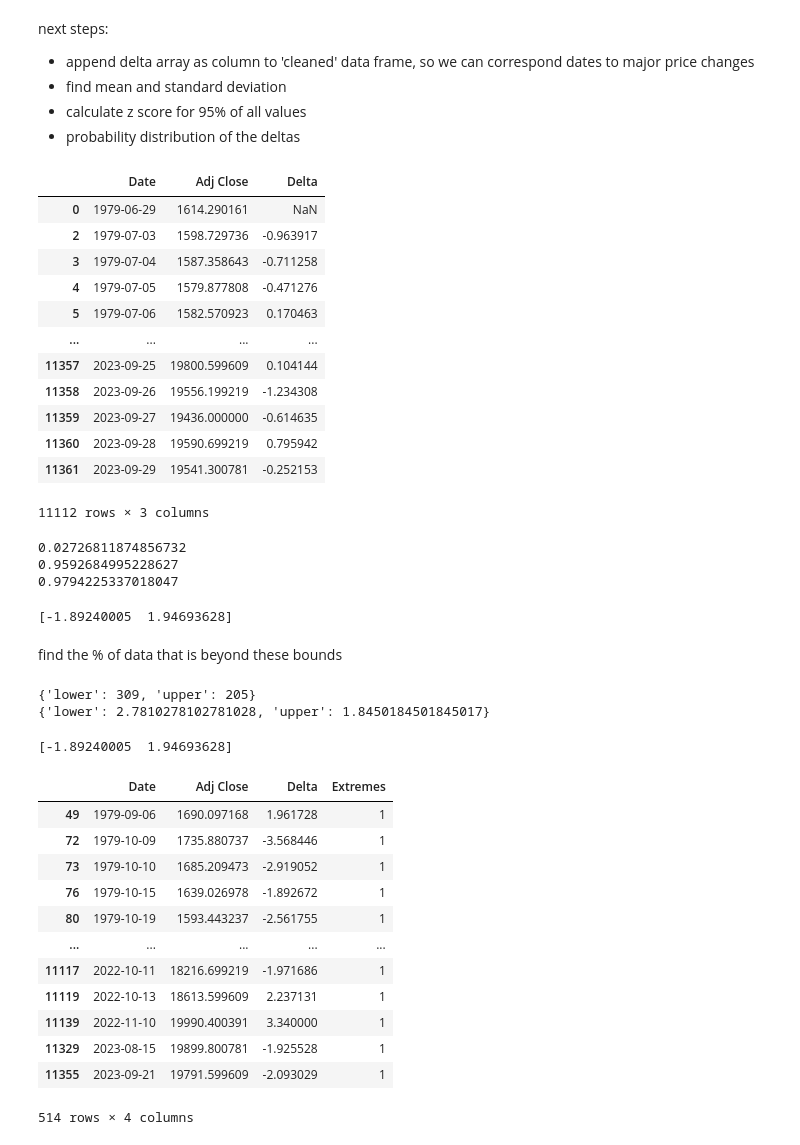
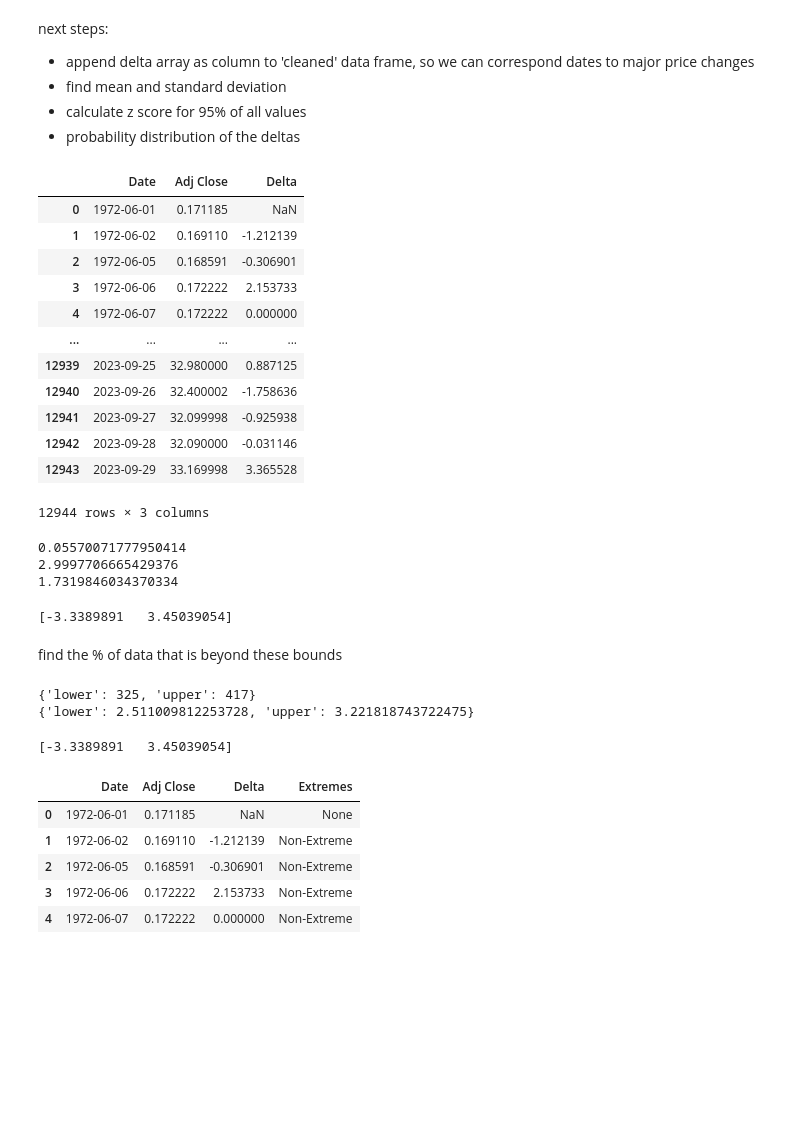
Before and after one commit to gabe-fabia/financial-analysis, a Jupyter notebook: tsx-analysis.ipynb, the cells around one changed output. Drawn from its saved outputs; the diff is of its cells as text; code cells hidden in the pictures; blank space fills up the shorter version.

Commit message:
changed extreme value categorization

```diff
--- a/tsx-analysis.ipynb
+++ b/tsx-analysis.ipynb
@@ -2,7 +2,7 @@
 import numpy as np
 import pandas as pd
 
-stock_symbol = '^GSPTSE' # MRK, PFE, XIC.TO, JNJ, ^GSPTSE
+stock_symbol = 'PFE' # MRK, PFE, XIC.TO, JNJ, ^GSPTSE
 
 # ideally we want to automate this process for any index/stock, but for now we just use
 #    a manually downloaded file from yahoo finance
@@ -109,18 +109,18 @@ cleaned_copy['Delta'] = delta_copy
 cleaned_copy
 # %% [output]
 |  | Date | Adj Close | Delta |
-| 0 | 1979-06-29 | 1614.290161 | NaN |
-| 2 | 1979-07-03 | 1598.729736 | -0.963917 |
-| 3 | 1979-07-04 | 1587.358643 | -0.711258 |
-| 4 | 1979-07-05 | 1579.877808 | -0.471276 |
-| 5 | 1979-07-06 | 1582.570923 | 0.170463 |
+| 0 | 1972-06-01 | 0.171185 | NaN |
+| 1 | 1972-06-02 | 0.169110 | -1.212139 |
+| 2 | 1972-06-05 | 0.168591 | -0.306901 |
+| 3 | 1972-06-06 | 0.172222 | 2.153733 |
+| 4 | 1972-06-07 | 0.172222 | 0.000000 |
 | ... | ... | ... | ... |
-| 11357 | 2023-09-25 | 19800.599609 | 0.104144 |
-| 11358 | 2023-09-26 | 19556.199219 | -1.234308 |
-| 11359 | 2023-09-27 | 19436.000000 | -0.614635 |
-| 11360 | 2023-09-28 | 19590.699219 | 0.795942 |
-| 11361 | 2023-09-29 | 19541.300781 | -0.252153 |
+| 12939 | 2023-09-25 | 32.980000 | 0.887125 |
+| 12940 | 2023-09-26 | 32.400002 | -1.758636 |
+| 12941 | 2023-09-27 | 32.099998 | -0.925938 |
+| 12942 | 2023-09-28 | 32.090000 | -0.031146 |
+| 12943 | 2023-09-29 | 33.169998 | 3.365528 |
-11112 rows × 3 columns
+12944 rows × 3 columns
 # %%
 # mean and variance, Z = ± 1.96?
 
@@ -132,9 +132,9 @@ print(delta_mean)
 print(delta_variance)
 print(delta_sigma)
 # %% [output]
-0.02726811874856732
-0.9592684995228627
-0.9794225337018047
+0.05570071777950414
+2.9997706665429376
+1.7319846034370334
 # %%
 # Z = (x - u) / sigma
 # x = u + (Z * sigma)
@@ -145,7 +145,7 @@ a = 14
 normalized_bounds = delta_mean + tails.dot(delta_sigma)
 print(normalized_bounds)
 # %% [output]
-[-1.89240005  1.94693628]
+[-3.3389891   3.45039054]
 # %% [markdown]
 find the % of data that is beyond these bounds
 # %%
@@ -175,42 +175,36 @@ bound_percentages = {
 
 print(bound_percentages)
 # %% [output]
-{'lower': 309, 'upper': 205}
-{'lower': 2.7810278102781028, 'upper': 1.8450184501845017}
+{'lower': 325, 'upper': 417}
+{'lower': 2.511009812253728, 'upper': 3.221818743722475}
 # %%
 delta_extremes = cleaned_copy.copy()
 print(normalized_bounds)
 
 extremes = [] #list of booleans to be appended to delta_extremes
 
 for ind in delta_extremes.index:
     if ind == 0:
-        extremes.append(0)
-    elif (delta_extremes['Delta'][ind] < normalized_bounds[0] or
-          delta_extremes['Delta'][ind] > normalized_bounds[1]):
-        extremes.append(1)
+        extremes.append(None)
+    elif delta_extremes['Delta'][ind] < normalized_bounds[0]:
+        extremes.append('Negative Extreme')
+    elif delta_extremes['Delta'][ind] > normalized_bounds[1]:
+        extremes.append('Positive Extreme')
     else:
-        extremes.append(0)
+        extremes.append('Non-Extreme')
 
 delta_extremes['Extremes'] = extremes
-delta_extremes.loc[delta_extremes['Extremes'] == 1]
+delta_extremes.head()
 # we need to iterate over the rows, check delta cell and see if the value is outside of normalized_bounds
 #   if so, mark it 1, 0 otherwise
 # %% [output]
-[-1.89240005  1.94693628]
+[-3.3389891   3.45039054]
 |  | Date | Adj Close | Delta | Extremes |
-| 49 | 1979-09-06 | 1690.097168 | 1.961728 | 1 |
-| 72 | 1979-10-09 | 1735.880737 | -3.568446 | 1 |
-| 73 | 1979-10-10 | 1685.209473 | -2.919052 | 1 |
-| 76 | 1979-10-15 | 1639.026978 | -1.892672 | 1 |
-| 80 | 1979-10-19 | 1593.443237 | -2.561755 | 1 |
-| ... | ... | ... | ... | ... |
-| 11117 | 2022-10-11 | 18216.699219 | -1.971686 | 1 |
-| 11119 | 2022-10-13 | 18613.599609 | 2.237131 | 1 |
-| 11139 | 2022-11-10 | 19990.400391 | 3.340000 | 1 |
-| 11329 | 2023-08-15 | 19899.800781 | -1.925528 | 1 |
-| 11355 | 2023-09-21 | 19791.599609 | -2.093029 | 1 |
+| 0 | 1972-06-01 | 0.171185 | NaN | None |
+| 1 | 1972-06-02 | 0.169110 | -1.212139 | Non-Extreme |
+| 2 | 1972-06-05 | 0.168591 | -0.306901 | Non-Extreme |
+| 3 | 1972-06-06 | 0.172222 | 2.153733 | Non-Extreme |
+| 4 | 1972-06-07 | 0.172222 | 0.000000 | Non-Extreme |
-514 rows × 4 columns
 # %%
 # only need to do this step if dividends file exists
 
```
Also changed, not shown: parts of 12 cells of this notebook.
